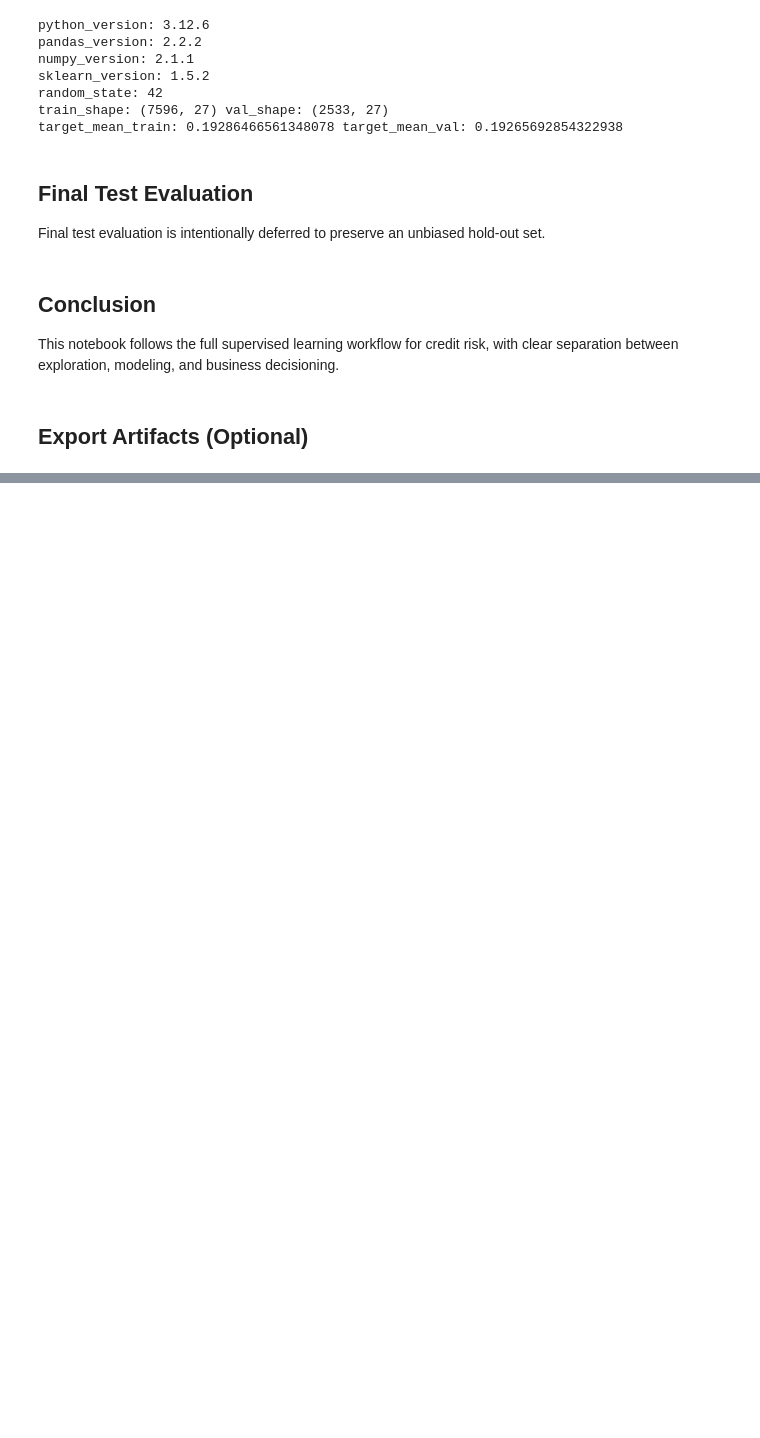
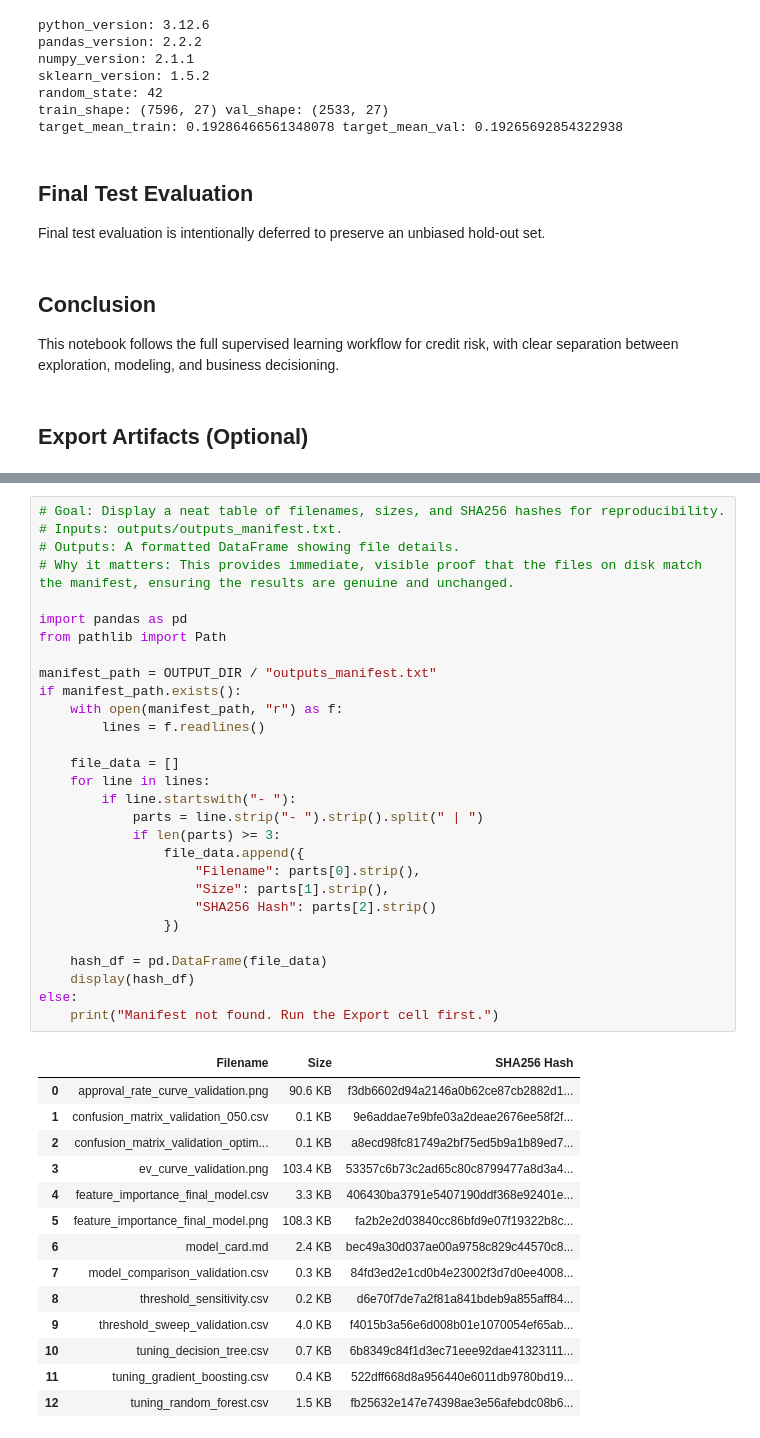
Before and after one commit to Jannikwendt/credit-risk-ml-mif, a Jupyter notebook: notebooks/credit_risk_project.ipynb, the cells around one changed output, grey strips where cells are left out. Saved outputs shown, nothing was run; the diff lists cells and outputs as text; blank space fills up the shorter version.

Commit message:
docs: beginner explainability + reproducibility hashes

```diff
--- a/notebooks/credit_risk_project.ipynb
+++ b/notebooks/credit_risk_project.ipynb
@@ -1410,3 +1637,47 @@ tuning_decision_tree.csv: 0.7 KB
 tuning_gradient_boosting.csv: 0.4 KB
 tuning_random_forest.csv: 1.5 KB
 EXPORT COMPLETE
+# %%
+# Goal: Display a neat table of filenames, sizes, and SHA256 hashes for reproducibility.
+# Inputs: outputs/outputs_manifest.txt.
+# Outputs: A formatted DataFrame showing file details.
+# Why it matters: This provides immediate, visible proof that the files on disk match the manifest, ensuring the results are genuine and unchanged.
+
+import pandas as pd
+from pathlib import Path
+
+manifest_path = OUTPUT_DIR / "outputs_manifest.txt"
+if manifest_path.exists():
+    with open(manifest_path, "r") as f:
+        lines = f.readlines()
+
+    file_data = []
+    for line in lines:
+        if line.startswith("- "):
+            parts = line.strip("- ").strip().split(" | ")
+            if len(parts) >= 3:
+                file_data.append({
+                    "Filename": parts[0].strip(),
+                    "Size": parts[1].strip(),
+                    "SHA256 Hash": parts[2].strip()
+                })
+
+    hash_df = pd.DataFrame(file_data)
+    display(hash_df)
+else:
+    print("Manifest not found. Run the Export cell first.")
+# %% [output]
+|  | Filename | Size | SHA256 Hash |
+| 0 | approval_rate_curve_validation.png | 90.6 KB | f3db6602d94a2146a0b62ce87cb2882d1... |
+| 1 | confusion_matrix_validation_050.csv | 0.1 KB | 9e6addae7e9bfe03a2deae2676ee58f2f... |
+| 2 | confusion_matrix_validation_optim... | 0.1 KB | a8ecd98fc81749a2bf75ed5b9a1b89ed7... |
+| 3 | ev_curve_validation.png | 103.4 KB | 53357c6b73c2ad65c80c8799477a8d3a4... |
+| 4 | feature_importance_final_model.csv | 3.3 KB | 406430ba3791e5407190ddf368e92401e... |
+| 5 | feature_importance_final_model.png | 108.3 KB | fa2b2e2d03840cc86bfd9e07f19322b8c... |
+| 6 | model_card.md | 2.4 KB | bec49a30d037ae00a9758c829c44570c8... |
+| 7 | model_comparison_validation.csv | 0.3 KB | 84fd3ed2e1cd0b4e23002f3d7d0ee4008... |
+| 8 | threshold_sensitivity.csv | 0.2 KB | d6e70f7de7a2f81a841bdeb9a855aff84... |
+| 9 | threshold_sweep_validation.csv | 4.0 KB | f4015b3a56e6d008b01e1070054ef65ab... |
+| 10 | tuning_decision_tree.csv | 0.7 KB | 6b8349c84f1d3ec71eee92dae41323111... |
+| 11 | tuning_gradient_boosting.csv | 0.4 KB | 522dff668d8a956440e6011db9780bd19... |
+| 12 | tuning_random_forest.csv | 1.5 KB | fb25632e147e74398ae3e56afebdc08b6... |
```
Also changed, not shown: parts of 48 cells of this notebook.
